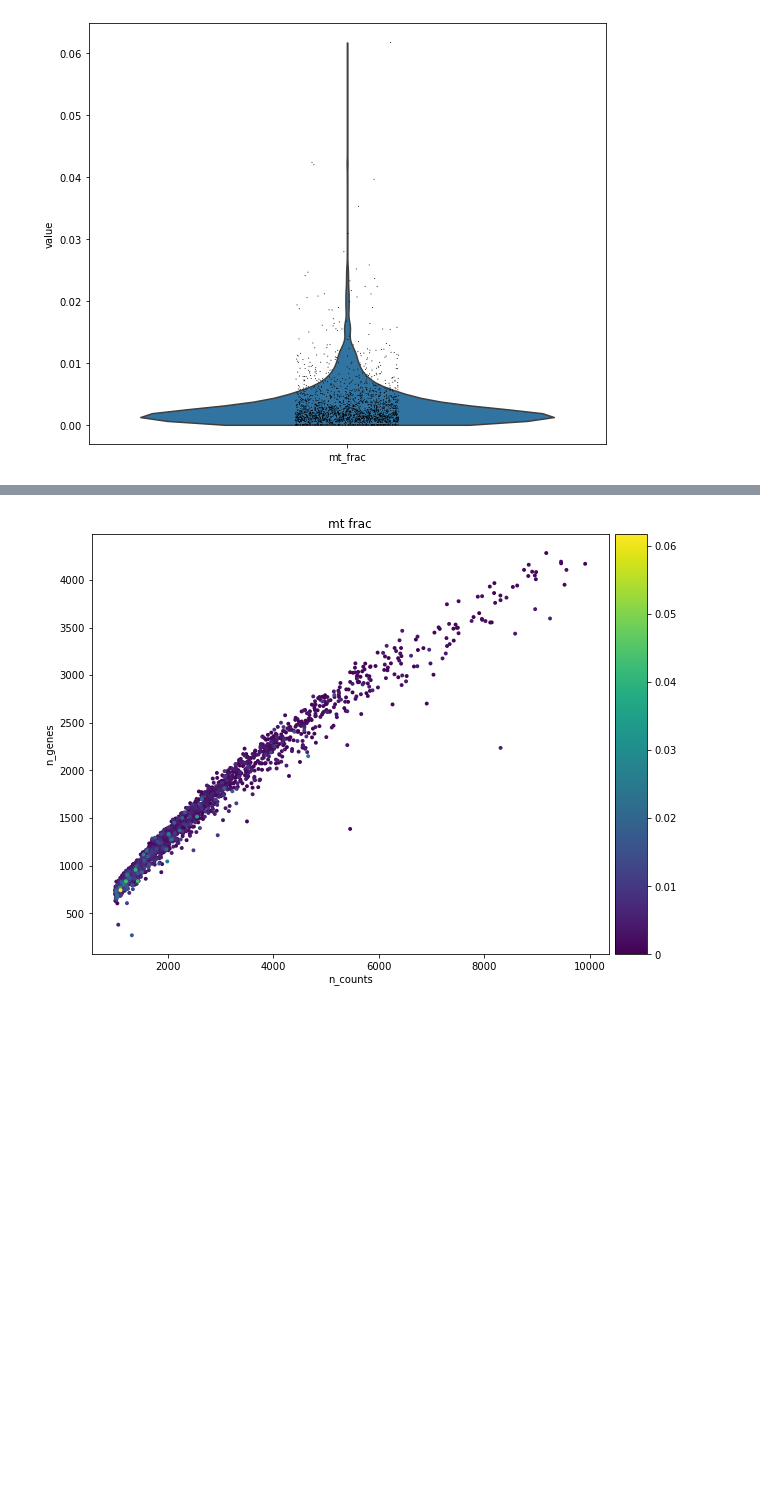
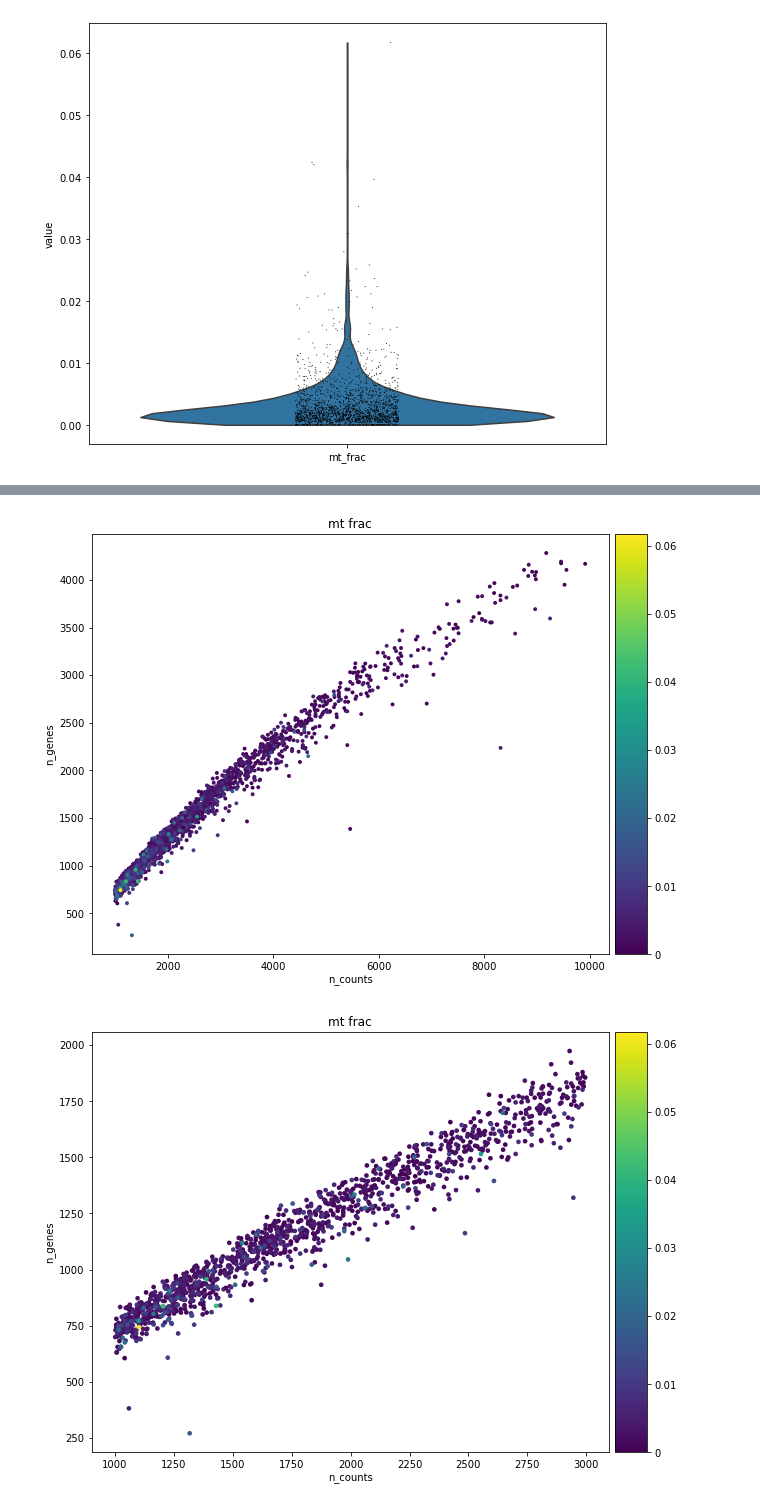
Before and after one commit to EST09/cross-modal-autoencoders, a Jupyter notebook: scRNA_input.ipynb, the cells around one changed output, grey strips where cells are left out. Saved outputs shown, nothing was run; the diff lists cells and outputs as text; code cells hidden in the pictures; blank space fills up the shorter version.

```diff
--- a/scRNA_input.ipynb
+++ b/scRNA_input.ipynb
@@ -190,7 +190,9 @@ t2 = sc.pl.violin(adata, 'mt_frac')
 # %%
 #Data quality summary plots
 p1 = sc.pl.scatter(adata, 'n_counts', 'n_genes', color='mt_frac')
 p2 = sc.pl.scatter(adata[adata.obs['n_counts']<10000], 'n_counts', 'n_genes', color='mt_frac')
+p22 = sc.pl.scatter(adata[adata.obs['n_counts']<3000], 'n_counts', 'n_genes', color='mt_frac')
 # %% [output]
 [figure]
 [figure]
+[figure, added]
```
Also changed, not shown: parts of 4 cells of this notebook.
